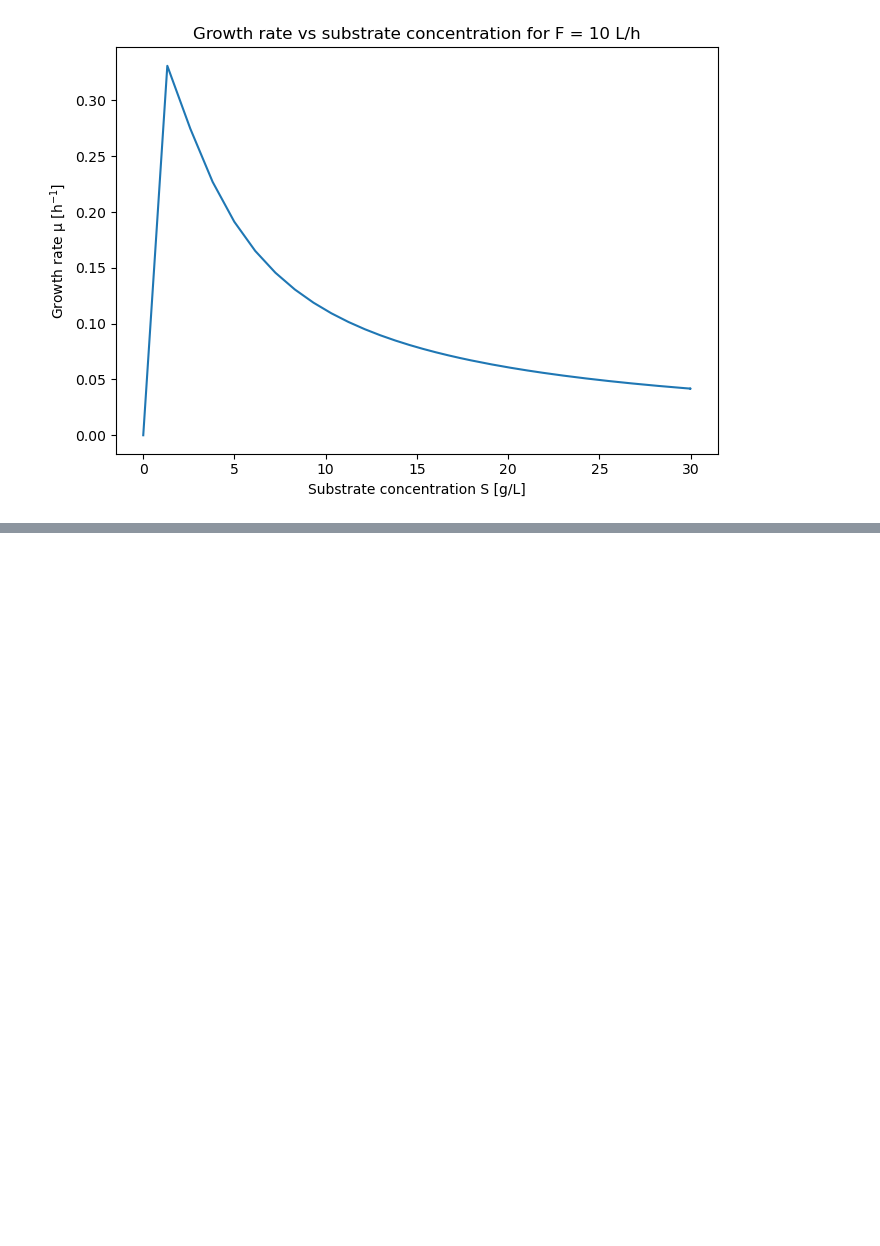
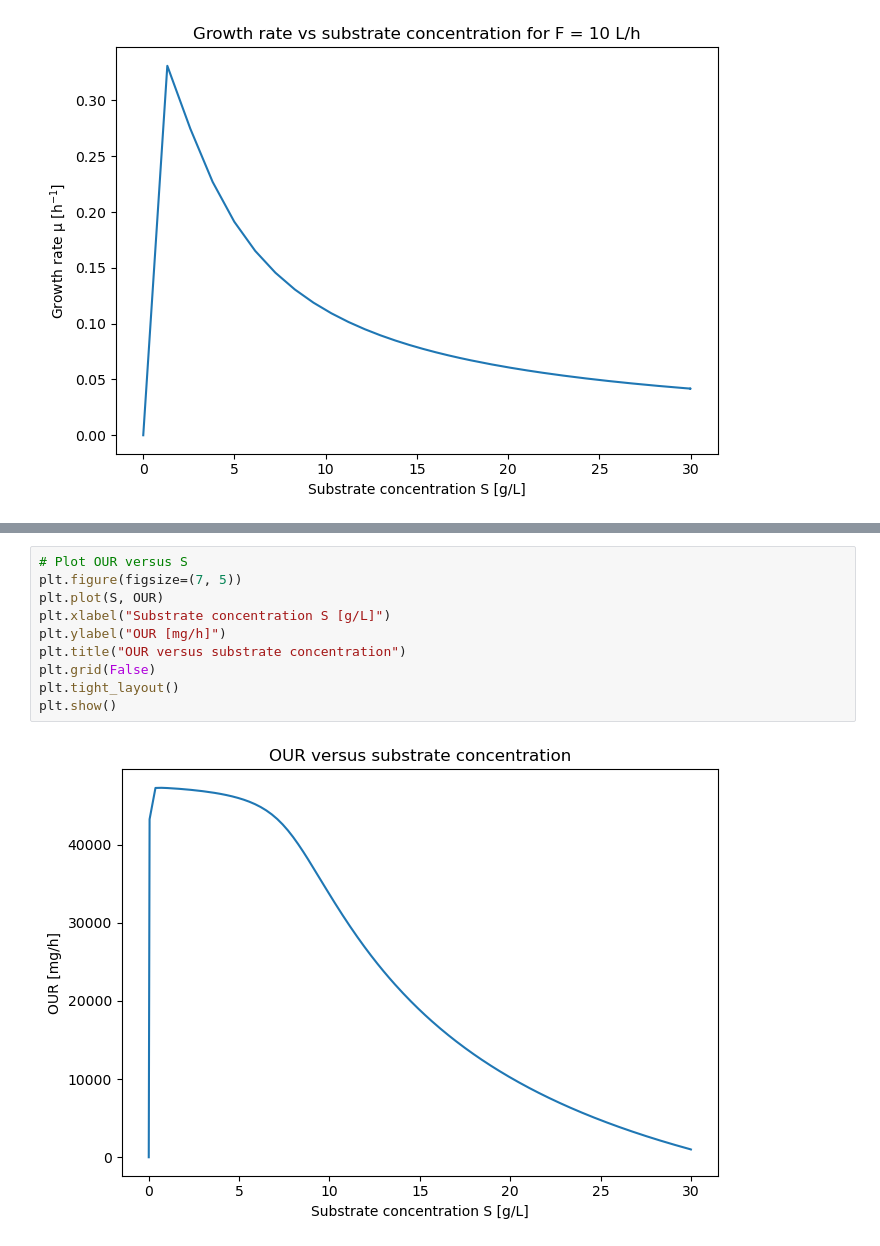
Before and after one commit to Noah-Paga/Bioreactor-mod-simulation, a Jupyter notebook: Project_5/Ex_2.ipynb, the cells around one changed output, grey strips where cells are left out. Cells and saved outputs as stored; diff of their text form; blank space fills up the shorter version.

```diff
--- a/Project_5/Ex_2.ipynb
+++ b/Project_5/Ex_2.ipynb
@@ -145,0 +207,12 @@ plt.show()
+# %%
+# Plot OUR versus S
+plt.figure(figsize=(7, 5))
+plt.plot(S, OUR)
+plt.xlabel("Substrate concentration S [g/L]")
+plt.ylabel("OUR [mg/h]")
+plt.title("OUR versus substrate concentration")
+plt.grid(False)
+plt.tight_layout()
+plt.show()
+# %% [output]
+[figure, added]
```
Also changed, not shown: parts of 21 cells of this notebook.
